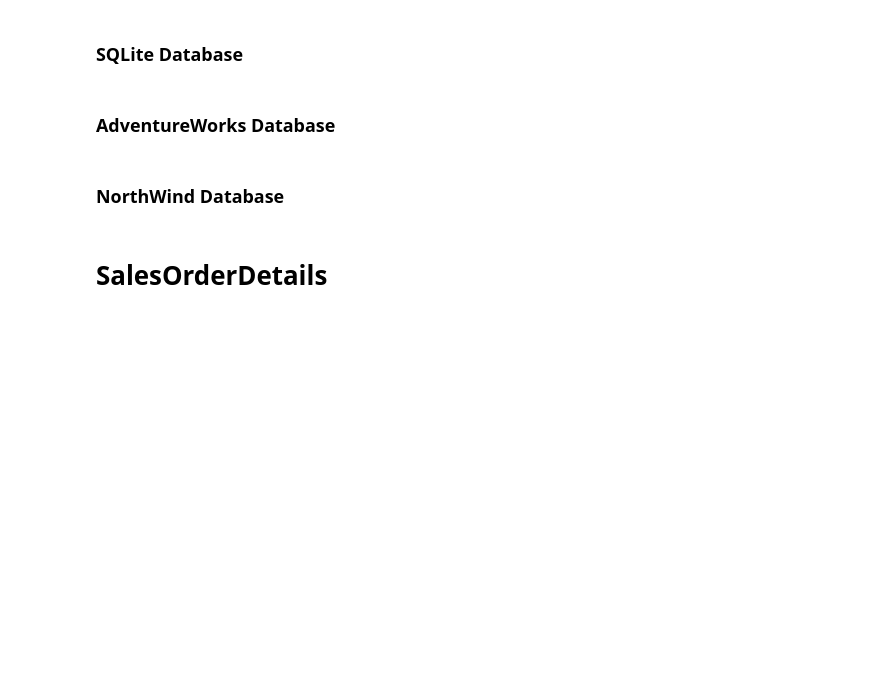
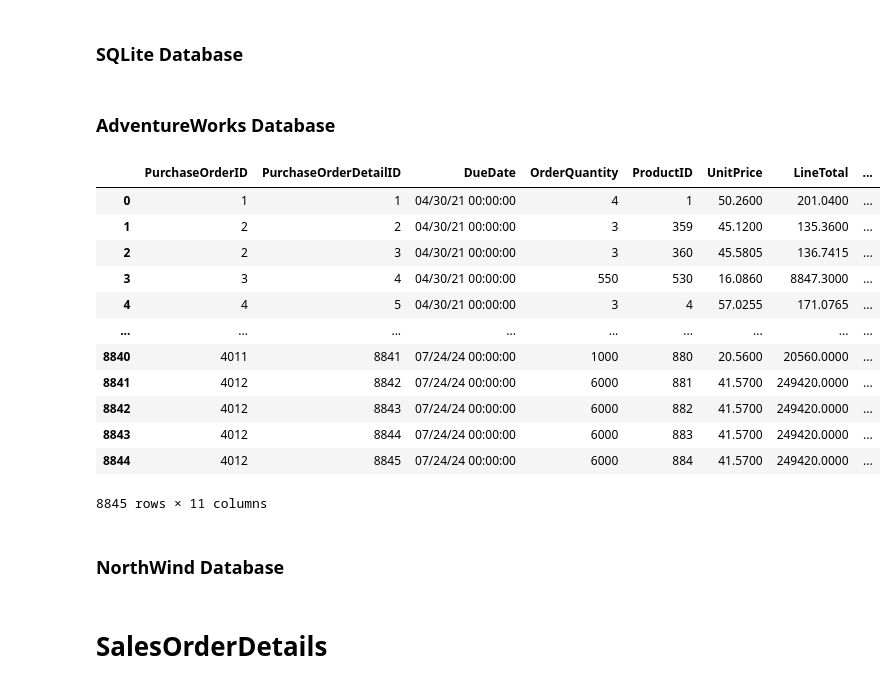
Before and after one commit to Wollepluis/DEDSProject, a Jupyter notebook: Mark.ipynb, the cells around one changed output. Cells and saved outputs as stored; diff of their text form; code cells hidden in the pictures; blank space fills up the shorter version.

Commit message:
Toevoegen van de PurchaseOrderDetail dataframe en het versturen naar de database

```diff
--- a/Mark.ipynb
+++ b/Mark.ipynb
@@ -493,33 +493,49 @@ column_mapping_adventureworks = {
     "SalesOrderID": "SalesOrderID",
     "SalesOrderDetailID": "SalesOrderDetailID",
     "CarrierTrackingNumber": "CarrierTrackingNumber",
     "OrderQty": "OrderQuantity",
     "ProductID": "ProductID",
     "SpecialOfferID": "SpecialOfferID",
     "UnitPrice": "UnitPrice",
     "UnitPriceDiscount": "UnitPriceDiscount",
     "LineTotal": "LineTotal",
     "RowGUID": "RowGUID",
     "ModifiedDate": "SalesOrderDetailModifiedDate",
     "SalesPersonID": "EmployeeID"
 }
 
 HumanResourcesDepartment_AdventureWorks.rename(columns=column_mapping_adventureworks, inplace=True)
 HumanResourcesEmployee_AdventureWorks.rename(columns=column_mapping_adventureworks, inplace=True)
 PersonAddress_AdventureWorks.rename(columns=column_mapping_adventureworks, inplace=True)
 Person_AdventureWorks.rename(columns=column_mapping_adventureworks, inplace=True)
 ProductionBillOfMaterials_AdventureWorks.rename(columns=column_mapping_adventureworks, inplace=True)
 Product_AdventureWorks.rename(columns=column_mapping_adventureworks, inplace=True)
 ProductCategory_AdventureWorks.rename(columns=column_mapping_adventureworks, inplace=True)
 PurchaseOrderDetail_AdventureWorks.rename(columns=column_mapping_adventureworks, inplace=True)
 PurchaseOrderHeader_AdventureWorks.rename(columns=column_mapping_adventureworks, inplace=True)
 Vendor_AdventureWorks.rename(columns=column_mapping_adventureworks, inplace=True)
 Customer_AdventureWorks.rename(columns=column_mapping_adventureworks, inplace=True)
 SalesOrderDetail_AdventureWorks.rename(columns=column_mapping_adventureworks, inplace=True)
 SalesOrderHeader_AdventureWorks.rename(columns=column_mapping_adventureworks, inplace=True)
 SalesTerritory_AdventureWorks.rename(columns=column_mapping_adventureworks, inplace=True)
 Store_AdventureWorks.rename(columns=column_mapping_adventureworks, inplace=True)
 Sysdiagrams_AdventureWorks.rename(columns=column_mapping_adventureworks, inplace=True)
+
+PurchaseOrderDetail_AdventureWorks
+# %% [output]
+|  | PurchaseOrderID | PurchaseOrderDetailID | DueDate | OrderQuantity | ProductID | UnitPrice | LineTotal | ... |
+| 0 | 1 | 1 | 04/30/21 00:00:00 | 4 | 1 | 50.2600 | 201.0400 | ... |
+| 1 | 2 | 2 | 04/30/21 00:00:00 | 3 | 359 | 45.1200 | 135.3600 | ... |
+| 2 | 2 | 3 | 04/30/21 00:00:00 | 3 | 360 | 45.5805 | 136.7415 | ... |
+| 3 | 3 | 4 | 04/30/21 00:00:00 | 550 | 530 | 16.0860 | 8847.3000 | ... |
+| 4 | 4 | 5 | 04/30/21 00:00:00 | 3 | 4 | 57.0255 | 171.0765 | ... |
+| ... | ... | ... | ... | ... | ... | ... | ... | ... |
+| 8840 | 4011 | 8841 | 07/24/24 00:00:00 | 1000 | 880 | 20.5600 | 20560.0000 | ... |
+| 8841 | 4012 | 8842 | 07/24/24 00:00:00 | 6000 | 881 | 41.5700 | 249420.0000 | ... |
+| 8842 | 4012 | 8843 | 07/24/24 00:00:00 | 6000 | 882 | 41.5700 | 249420.0000 | ... |
+| 8843 | 4012 | 8844 | 07/24/24 00:00:00 | 6000 | 883 | 41.5700 | 249420.0000 | ... |
+| 8844 | 4012 | 8845 | 07/24/24 00:00:00 | 6000 | 884 | 41.5700 | 249420.0000 | ... |
+8845 rows × 11 columns
 # %% [markdown]
 ### NorthWind Database
 # %%
```
Also changed, not shown: parts of 4 cells of this notebook.
